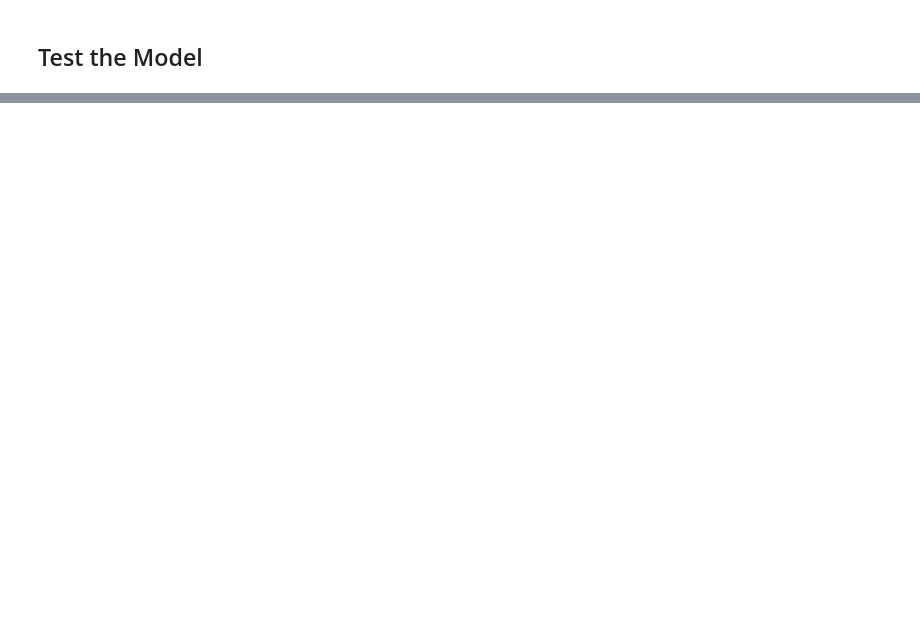
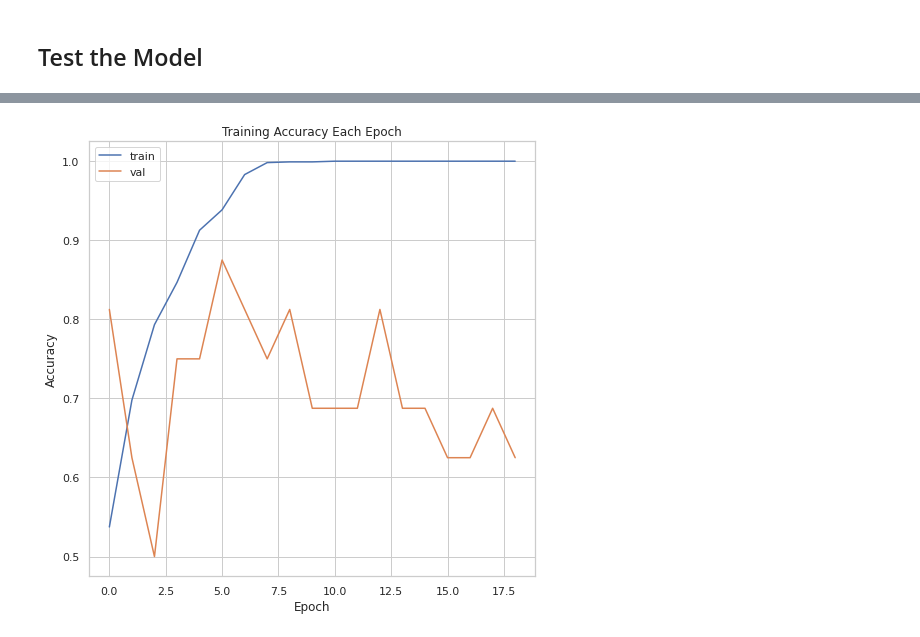
Before and after one commit to dagartga/Chest_X-Ray_Pneumonia_Classifier, a Jupyter notebook: nih-x-ray-classification.ipynb, the cells around one changed output, grey strips where cells are left out. Cells and saved outputs as stored; diff of their text form; code cells hidden in the pictures; blank space fills up the shorter version.

Commit message:
Use balanced and imbalanced data

```diff
--- a/nih-x-ray-classification.ipynb
+++ b/nih-x-ray-classification.ipynb
@@ -955,0 +649,5 @@ preds_Y.shape
+# %%
+# create the final training df (80%) and validation df (20%)
+final_train_df, final_val_df = create_splits(final_train_df)
+
+final_train_df['Pneumonia'].value_counts(), final_val_df['Pneumonia'].value_counts()
@@ -955,0 +732,2 @@ preds_Y.shape
+# %%
+train_generator, val_generator, test_generator = image_gens_no_aug(final_train_df, final_val_df, test_df)
@@ -955,0 +738,29 @@ preds_Y.shape
+# %%
+densenet_base = load_pretrained_model()
+
+# create the one trainable hidden layer and the output layer with one node using sigmoid activation
+densenet_model = Sequential()
+densenet_model.add(densenet_base)
+densenet_model.add(Flatten())
+densenet_model.add(Dropout(0.1))
+densenet_model.add(Dense(units=1024, activation='relu'))
+densenet_model.add(Dense(activation='sigmoid', units = 1))
+
+optm = Adam(learning_rate=0.0001)
+densenet_model.compile(
+                    loss='binary_crossentropy',
+                    optimizer=optm,
+                    metrics=['binary_accuracy'])
+
+early = EarlyStopping(monitor= 'val_loss',
+                      mode= 'min',
+                      patience=10)
+
+callbacks_list = [early]
+
+valX, valY = val_generator.next()
+
+history = densenet_model.fit(train_generator,
+                          validation_data = (valX, valY),
+                          epochs = 45,
+                          callbacks = callbacks_list)
@@ -955,0 +785,11 @@ preds_Y.shape
+# %%
+# plot the accuracy of the model
+plt.plot(history.history['binary_accuracy'])
+plt.plot(history.history['val_binary_accuracy'])
+plt.xlabel('Epoch')
+plt.ylabel('Accuracy')
+plt.title('Training Accuracy Each Epoch')
+plt.legend(['train', 'val'], loc='upper left')
+plt.show()
+# %% [output]
+[figure, added]
```
Also changed, not shown: parts of 92 cells of this notebook.
